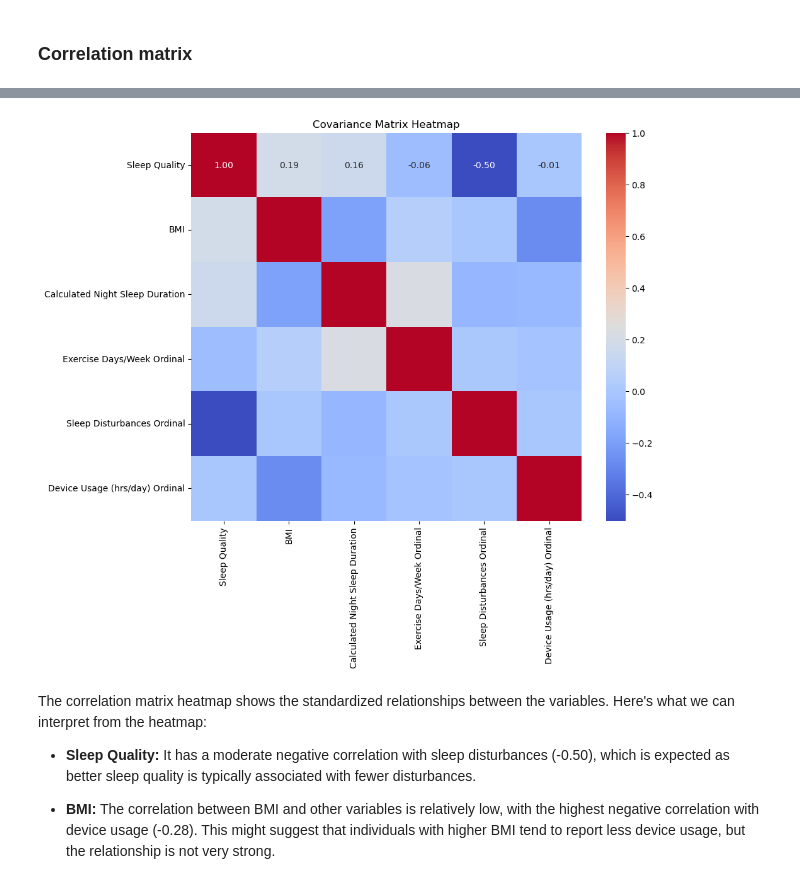
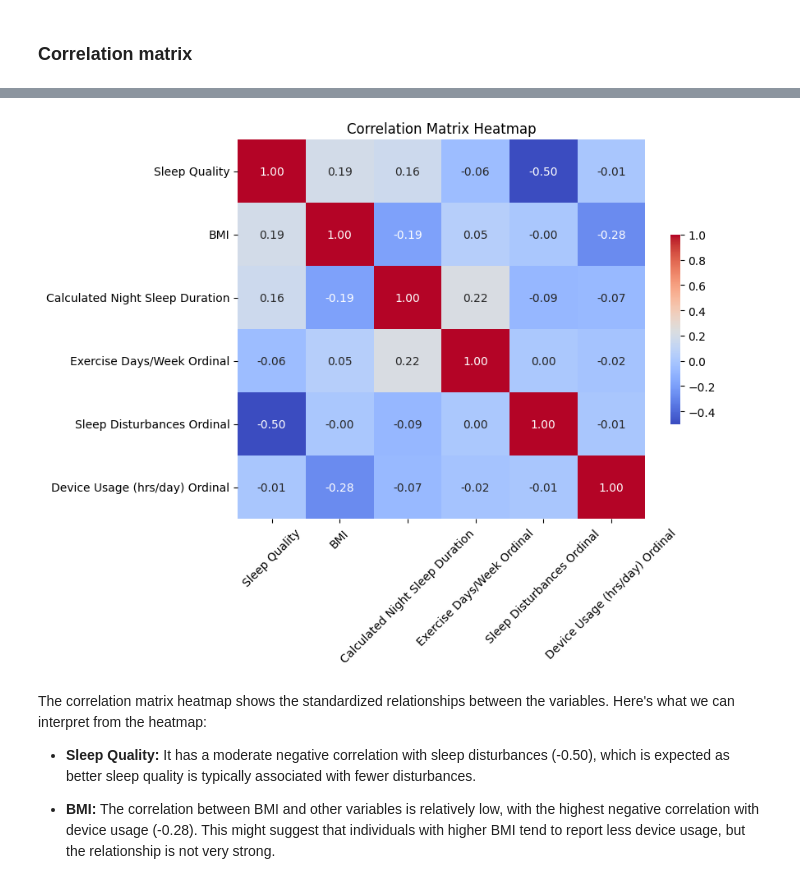
Before and after one commit to johnkimtech/sleep, a Jupyter notebook: desc_stat_visualize.ipynb, the cells around one changed output, grey strips where cells are left out. Cells and saved outputs as stored; diff of their text form; code cells hidden in the pictures.

Commit message:
fix corr heatmap

```diff
--- a/desc_stat_visualize.ipynb
+++ b/desc_stat_visualize.ipynb
@@ -205,12 +202,14 @@ corr_matrix
 | Sleep Disturbances Ordinal | -0.501941 | -0.001121 | -0.090971 | 0.004956 | 1.000000 | ... |
 | Device Usage (hrs/day) Ordinal | -0.006276 | -0.277029 | -0.074011 | -0.024962 | -0.005286 | ... |
 # %%
-plt.figure(figsize=(10, 8))
-sns.heatmap(corr_matrix, annot=True, fmt='.2f', cmap='coolwarm')
-plt.title('Covariance Matrix Heatmap')
+plt.figure(figsize=(8, 6))
+sns.heatmap(corr_matrix, annot=True, fmt='.2f', cmap='coolwarm', cbar_kws={'shrink': .5})
+plt.title('Correlation Matrix Heatmap')
+plt.xticks(rotation=45)
+plt.yticks(rotation=0)
 plt.show()
 # %% [output]
-[figure, old version]
+[figure, new version]
 # %% [markdown]
 The correlation matrix heatmap shows the standardized relationships between the variables. Here's what we can interpret from the heatmap:
 
```
Also changed, not shown: parts of 4 cells of this notebook.
